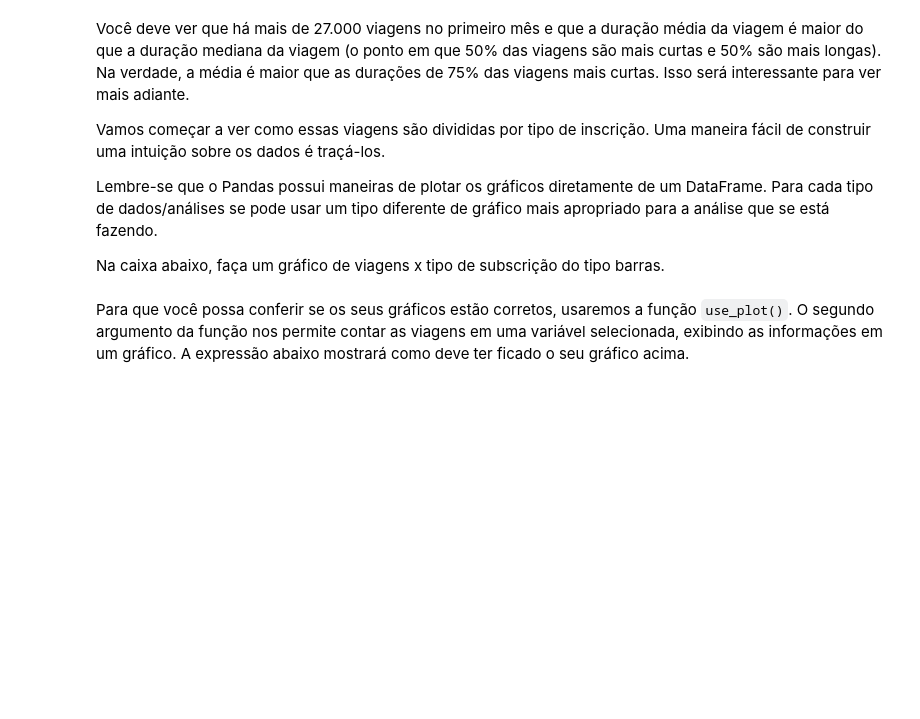
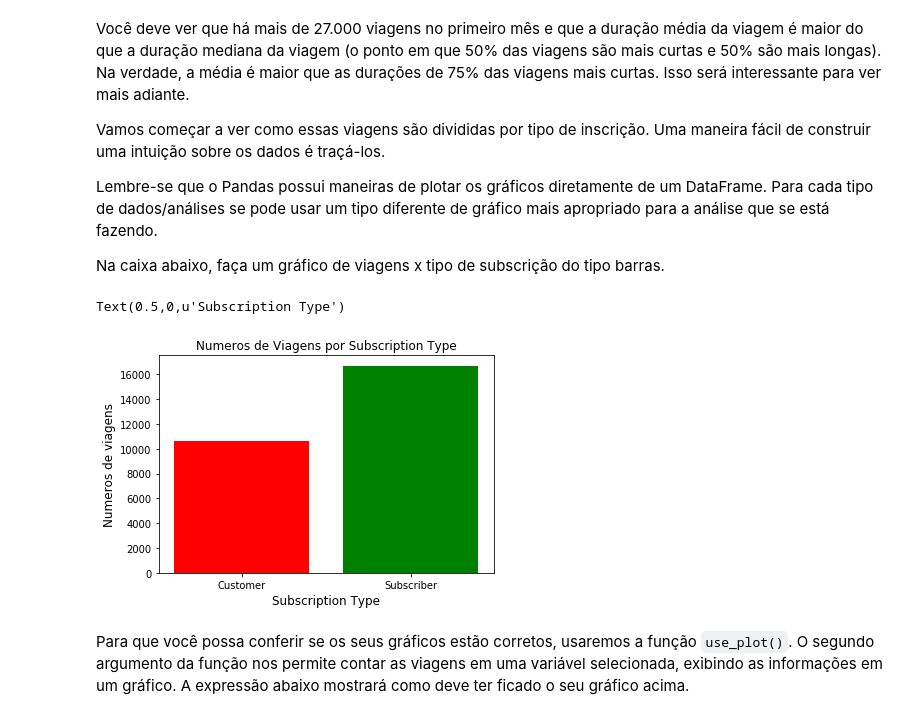
Before and after one commit to julianyraiol/analysis-of-bay-area-bike-share-nfds, a Jupyter notebook: Analise_Bay_Area_Bike_Share-NDFDSI.ipynb, the cells around one changed output. Cells and saved outputs as stored; diff of their text form; code cells hidden in the pictures; blank space fills up the shorter version.

Commit message:
feat: plot

```diff
--- a/Analise_Bay_Area_Bike_Share-NDFDSI.ipynb
+++ b/Analise_Bay_Area_Bike_Share-NDFDSI.ipynb
@@ -264,9 +327,20 @@ Na caixa abaixo, faça um gráfico de viagens x tipo de subscrição do tipo bar
 # %%
 # TODO: plote um gráfico de barras que mostre quantidade de viagens por subscription_type
 # lembrando que quando o comando .plot é usado, se pode escolher o tipo de gráfico usando
 # o parâmetro kind. Ex: plot(kind='bar')
-print "ok"
-#trip_data.plot(kind="hist")
+
+colors = ['blue', 'orange']
+
+subscription_type = trip_data.groupby('subscription_type')['subscription_type'].count()
+
+plt.bar([1, 2], subscription_type, tick_label=['Customer', 'Subscriber'], color=['r', 'g']);
+
+plt.title('Numeros de Viagens por Subscription Type')
+plt.ylabel('Numeros de viagens', fontsize=12)
+plt.xlabel('Subscription Type', fontsize=12)
+# %% [output]
+Text(0.5,0,u'Subscription Type')
+[figure, added]
 # %% [markdown]
 Para que você possa conferir se os seus gráficos estão corretos, usaremos a função `use_plot()`. O segundo argumento da função nos permite contar as viagens em uma variável selecionada, exibindo as informações em um gráfico. A expressão abaixo mostrará como deve ter ficado o seu gráfico acima.
 # %%
```
Also changed, not shown: parts of 14 cells of this notebook, 1 other file.
